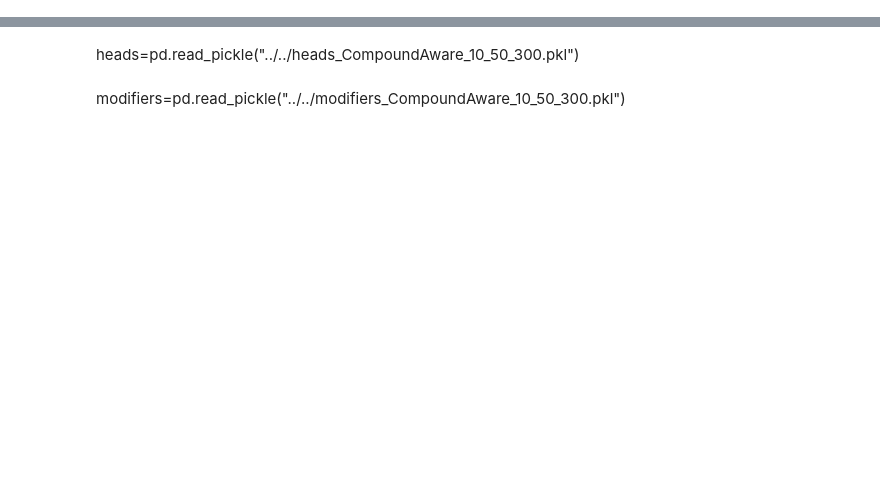
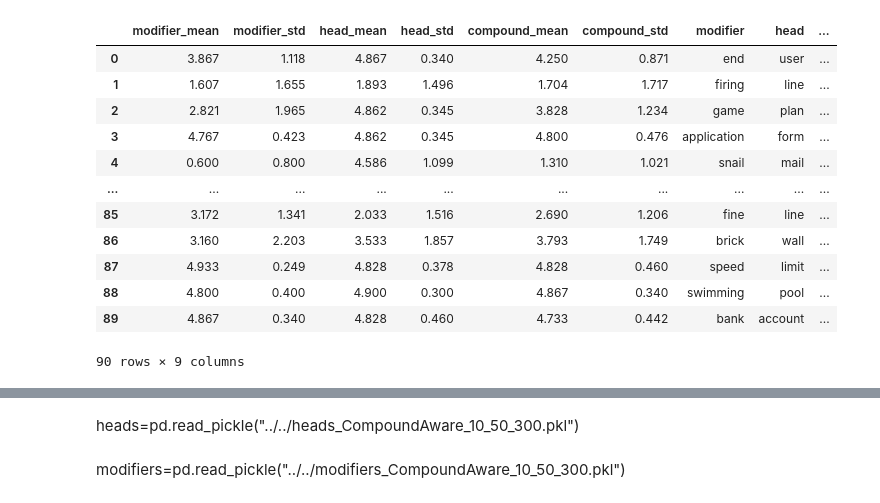
Before and after one commit to prajitdhar/Compounding, a Jupyter notebook: compositionality_over_time/paper_submission.ipynb, the cells around one changed output, grey strips where cells are left out. Drawn from its saved outputs; the diff is of its cells as text; code cells hidden in the pictures; blank space fills up the shorter version.

```diff
--- a/compositionality_over_time/paper_submission.ipynb
+++ b/compositionality_over_time/paper_submission.ipynb
@@ -20,34 +20,49 @@ from matplotlib import pyplot as plt
 new_plot_col=list(range(1800,2010,20))
 from scipy.stats.stats import pearsonr
 from scipy.stats.stats import pearsonr
-from spacy.lemmatizer import Lemmatizer
-from spacy.lang.en import LEMMA_INDEX, LEMMA_EXC, LEMMA_RULES
-lemmatizer = Lemmatizer(LEMMA_INDEX, LEMMA_EXC, LEMMA_RULES)
+#from spacy.lemmatizer import Lemmatizer
+#from spacy.lang.en import LEMMA_INDEX, LEMMA_EXC, LEMMA_RULES
+#lemmatizer = Lemmatizer(LEMMA_INDEX, LEMMA_EXC, LEMMA_RULES)
 from functools import reduce
 # %%
 def lemma_maker(x, y):
-    #print(lemmatizer(x,y)[0])
-    return lemmatizer(x,y)[0]
+    #print(lemmatizer.lemmatize(x,y))
+    return lemmatizer.lemmatize(x,y)
 # %%
-br_to_us=pd.read_excel("Book.xlsx",skiprows=[0])
+br_to_us=pd.read_excel("../data/Book.xlsx",skiprows=[0])
 br_to_us_dict=dict(zip(br_to_us.UK.tolist(),br_to_us.US.tolist()))
 spelling_replacement={'modifier':br_to_us_dict,'head':br_to_us_dict}
 # %%
-reddy11_study=pd.read_csv("../../MeanAndDeviations.clean.txt",sep="\t")
-#print(reddy11_study.columns)
-reddy11_study.columns=['compound','to_divide']
-reddy11_study['modifier_mean'],reddy11_study['modifier_std'],reddy11_study['head_mean'],reddy11_study['head_std'],reddy11_study['compound_mean'],reddy11_study['compound_std'],_=reddy11_study.to_divide.str.split(" ",7).str
-reddy11_study['modifier'],reddy11_study['head']=reddy11_study['compound'].str.split(" ",2).str
-reddy11_study.modifier=reddy11_study.modifier.str[:-2]
-reddy11_study['head']=reddy11_study['head'].str[:-2]
-reddy11_study.drop(['compound','to_divide'],axis=1,inplace=True)
-#reddy11_study['modifier']=np.vectorize(lemma_maker)(reddy11_study['modifier'],'n')
-reddy11_study['head']=np.vectorize(lemma_maker)(reddy11_study['head'],'n')
-reddy11_study.replace(spelling_replacement,inplace=True)
-reddy11_study['modifier']=reddy11_study['modifier']+"_noun"
-reddy11_study['head']=reddy11_study['head']+"_noun"
-reddy11_study=reddy11_study.apply(pd.to_numeric, errors='ignore')
-#reddy11_study.set_index(['modifier','head'],inplace=True)
-reddy11_study.head()
-reddy11_study['compound_rating']=''
+reddy_comp=pd.read_csv("../data/reddy_compounds.txt",sep="\t")
+#print(reddy_comp.columns)
+reddy_comp.columns=['compound','to_divide']
+reddy_comp['modifier_mean'],reddy_comp['modifier_std'],reddy_comp['head_mean'],reddy_comp['head_std'],reddy_comp['compound_mean'],reddy_comp['compound_std'],_=reddy_comp.to_divide.str.split(" ",7).str
+reddy_comp['modifier'],reddy_comp['head']=reddy_comp['compound'].str.split(" ",2).str
+reddy_comp.modifier=reddy_comp.modifier.str[:-2]
+reddy_comp['head']=reddy_comp['head'].str[:-2]
+reddy_comp.drop(['compound','to_divide'],axis=1,inplace=True)
+reddy_comp['modifier']=np.vectorize(lemma_maker)(reddy_comp['modifier'],'n')
+reddy_comp['head']=np.vectorize(lemma_maker)(reddy_comp['head'],'n')
+reddy_comp.replace(spelling_replacement,inplace=True)
+#reddy_comp['modifier']=reddy_comp['modifier']+"_noun"
+#reddy_comp['head']=reddy_comp['head']+"_noun"
+reddy_comp=reddy_comp.apply(pd.to_numeric, errors='ignore')
+#reddy_comp.set_index(['modifier','head'],inplace=True)
+reddy_comp.head()
+reddy_comp['compound_rating']=''
 #application_noun	form_noun
+reddy_comp
+# %% [output]
+|  | modifier_mean | modifier_std | head_mean | head_std | compound_mean | compound_std | modifier | head | ... |
+| 0 | 3.867 | 1.118 | 4.867 | 0.340 | 4.250 | 0.871 | end | user | ... |
+| 1 | 1.607 | 1.655 | 1.893 | 1.496 | 1.704 | 1.717 | firing | line | ... |
+| 2 | 2.821 | 1.965 | 4.862 | 0.345 | 3.828 | 1.234 | game | plan | ... |
+| 3 | 4.767 | 0.423 | 4.862 | 0.345 | 4.800 | 0.476 | application | form | ... |
+| 4 | 0.600 | 0.800 | 4.586 | 1.099 | 1.310 | 1.021 | snail | mail | ... |
+| ... | ... | ... | ... | ... | ... | ... | ... | ... | ... |
+| 85 | 3.172 | 1.341 | 2.033 | 1.516 | 2.690 | 1.206 | fine | line | ... |
+| 86 | 3.160 | 2.203 | 3.533 | 1.857 | 3.793 | 1.749 | brick | wall | ... |
+| 87 | 4.933 | 0.249 | 4.828 | 0.378 | 4.828 | 0.460 | speed | limit | ... |
+| 88 | 4.800 | 0.400 | 4.900 | 0.300 | 4.867 | 0.340 | swimming | pool | ... |
+| 89 | 4.867 | 0.340 | 4.828 | 0.460 | 4.733 | 0.442 | bank | account | ... |
+90 rows × 9 columns
```
Also changed, not shown: parts of 10 cells of this notebook, 9 other files.
